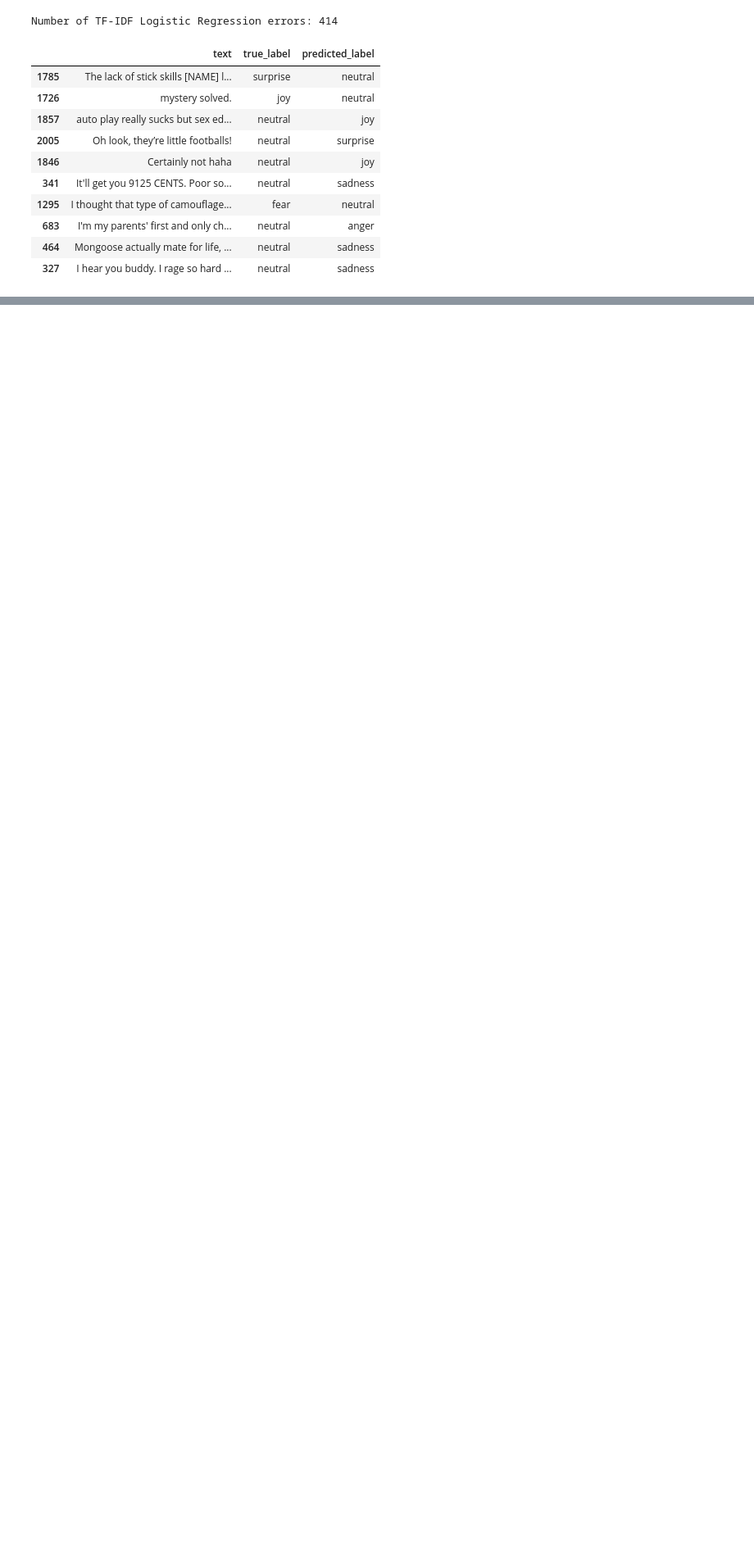
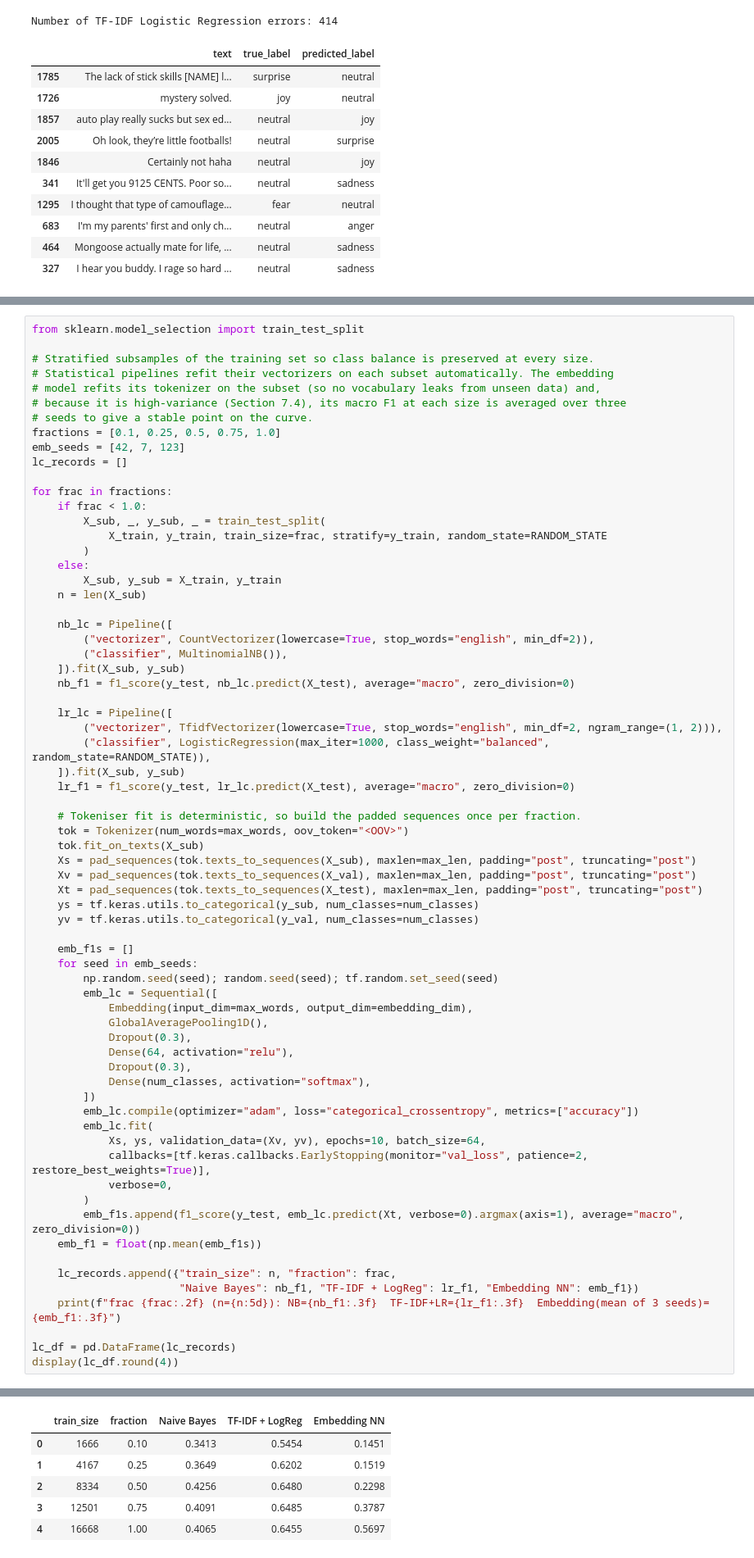
Before and after one commit to chewy990/nlp-emotion-classification, a Jupyter notebook: emotion_classification_goemotions.ipynb, the cells around one changed output, grey strips where cells are left out. Shown at 82% size. Drawn from its saved outputs; the diff is of its cells as text; blank space fills up the shorter version.

```diff
--- a/emotion_classification_goemotions.ipynb
+++ b/emotion_classification_goemotions.ipynb
@@ -786,0 +894,69 @@ Number of TF-IDF Logistic Regression errors: 414
+# %%
+from sklearn.model_selection import train_test_split
+
+# Stratified subsamples of the training set so class balance is preserved at every size.
+# Statistical pipelines refit their vectorizers on each subset automatically. The embedding
+# model refits its tokenizer on the subset (so no vocabulary leaks from unseen data) and,
+# because it is high-variance (Section 7.4), its macro F1 at each size is averaged over three
+# seeds to give a stable point on the curve.
+fractions = [0.1, 0.25, 0.5, 0.75, 1.0]
+emb_seeds = [42, 7, 123]
+lc_records = []
+
+for frac in fractions:
+    if frac < 1.0:
+        X_sub, _, y_sub, _ = train_test_split(
+            X_train, y_train, train_size=frac, stratify=y_train, random_state=RANDOM_STATE
+        )
+    else:
+        X_sub, y_sub = X_train, y_train
+    n = len(X_sub)
+
+    nb_lc = Pipeline([
+        ("vectorizer", CountVectorizer(lowercase=True, stop_words="english", min_df=2)),
+        ("classifier", MultinomialNB()),
+    ]).fit(X_sub, y_sub)
+    nb_f1 = f1_score(y_test, nb_lc.predict(X_test), average="macro", zero_division=0)
+
+    lr_lc = Pipeline([
+        ("vectorizer", TfidfVectorizer(lowercase=True, stop_words="english", min_df=2, ngram_range=(1, 2))),
+        ("classifier", LogisticRegression(max_iter=1000, class_weight="balanced", random_state=RANDOM_STATE)),
+    ]).fit(X_sub, y_sub)
+    lr_f1 = f1_score(y_test, lr_lc.predict(X_test), average="macro", zero_division=0)
+
+    # Tokeniser fit is deterministic, so build the padded sequences once per fraction.
+    tok = Tokenizer(num_words=max_words, oov_token="<OOV>")
+    tok.fit_on_texts(X_sub)
+    Xs = pad_sequences(tok.texts_to_sequences(X_sub), maxlen=max_len, padding="post", truncating="post")
+    Xv = pad_sequences(tok.texts_to_sequences(X_val), maxlen=max_len, padding="post", truncating="post")
+    Xt = pad_sequences(tok.texts_to_sequences(X_test), maxlen=max_len, padding="post", truncating="post")
+    ys = tf.keras.utils.to_categorical(y_sub, num_classes=num_classes)
+    yv = tf.keras.utils.to_categorical(y_val, num_classes=num_classes)
+
+    emb_f1s = []
+    for seed in emb_seeds:
+        np.random.seed(seed); random.seed(seed); tf.random.set_seed(seed)
+        emb_lc = Sequential([
+            Embedding(input_dim=max_words, output_dim=embedding_dim),
+            GlobalAveragePooling1D(),
+            Dropout(0.3),
+            Dense(64, activation="relu"),
+            Dropout(0.3),
+            Dense(num_classes, activation="softmax"),
+        ])
+        emb_lc.compile(optimizer="adam", loss="categorical_crossentropy", metrics=["accuracy"])
+        emb_lc.fit(
+            Xs, ys, validation_data=(Xv, yv), epochs=10, batch_size=64,
+            callbacks=[tf.keras.callbacks.EarlyStopping(monitor="val_loss", patience=2, restore_best_weights=True)],
+            verbose=0,
+        )
+        emb_f1s.append(f1_score(y_test, emb_lc.predict(Xt, verbose=0).argmax(axis=1), average="macro", zero_division=0))
+    emb_f1 = float(np.mean(emb_f1s))
+
+    lc_records.append({"train_size": n, "fraction": frac,
+                       "Naive Bayes": nb_f1, "TF-IDF + LogReg": lr_f1, "Embedding NN": emb_f1})
+    print(f"frac {frac:.2f} (n={n:5d}): NB={nb_f1:.3f}  TF-IDF+LR={lr_f1:.3f}  Embedding(mean of 3 seeds)={emb_f1:.3f}")
+
+lc_df = pd.DataFrame(lc_records)
+display(lc_df.round(4))
+# %% [output]
@@ -786,0 +968,6 @@ Number of TF-IDF Logistic Regression errors: 414
+|  | train_size | fraction | Naive Bayes | TF-IDF + LogReg | Embedding NN |
+| 0 | 1666 | 0.10 | 0.3413 | 0.5454 | 0.1451 |
+| 1 | 4167 | 0.25 | 0.3649 | 0.6202 | 0.1519 |
+| 2 | 8334 | 0.50 | 0.4256 | 0.6480 | 0.2298 |
+| 3 | 12501 | 0.75 | 0.4091 | 0.6485 | 0.3787 |
+| 4 | 16668 | 1.00 | 0.4065 | 0.6455 | 0.5697 |
```
Also changed, not shown: parts of 31 cells of this notebook, 2 other files.
